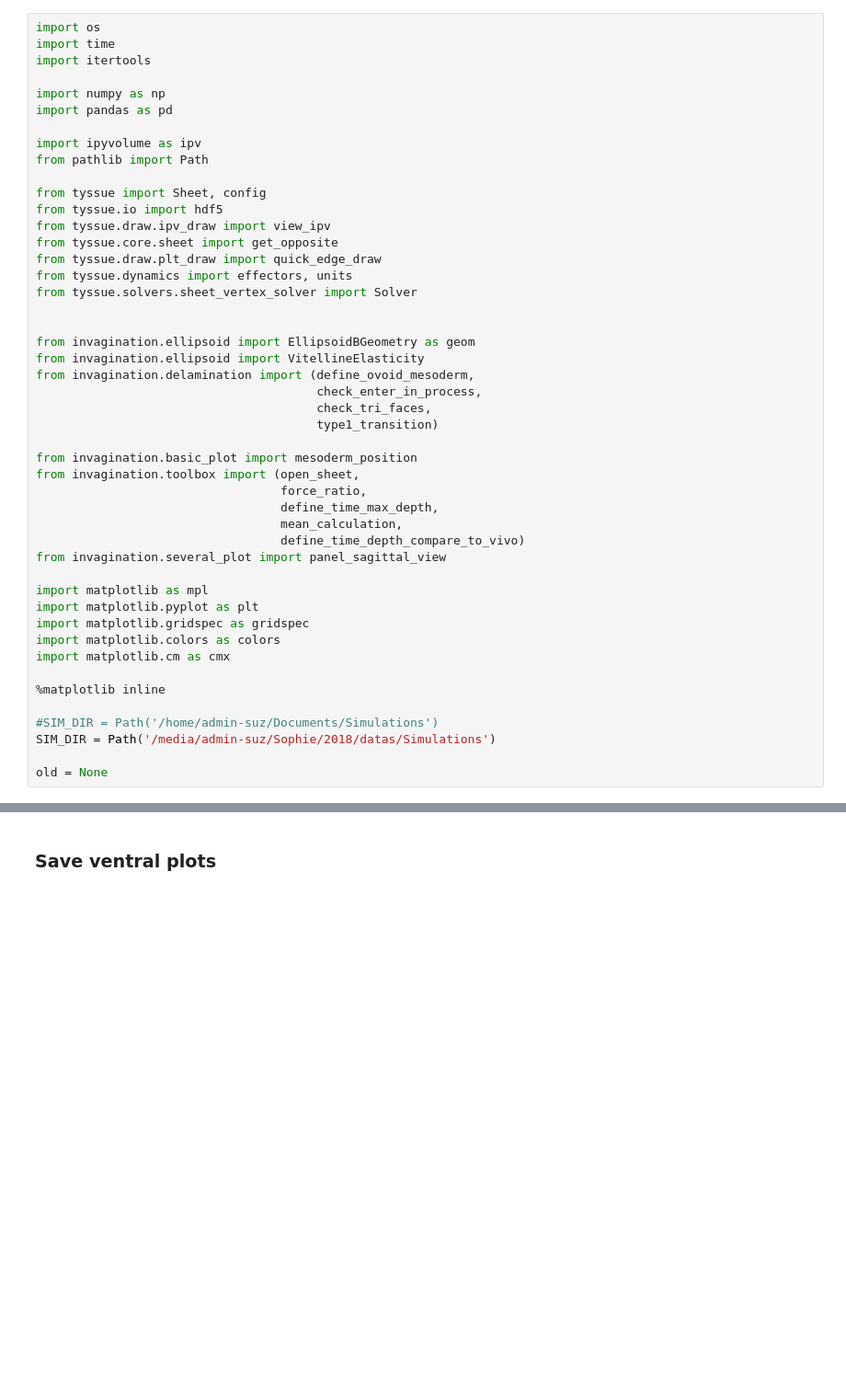
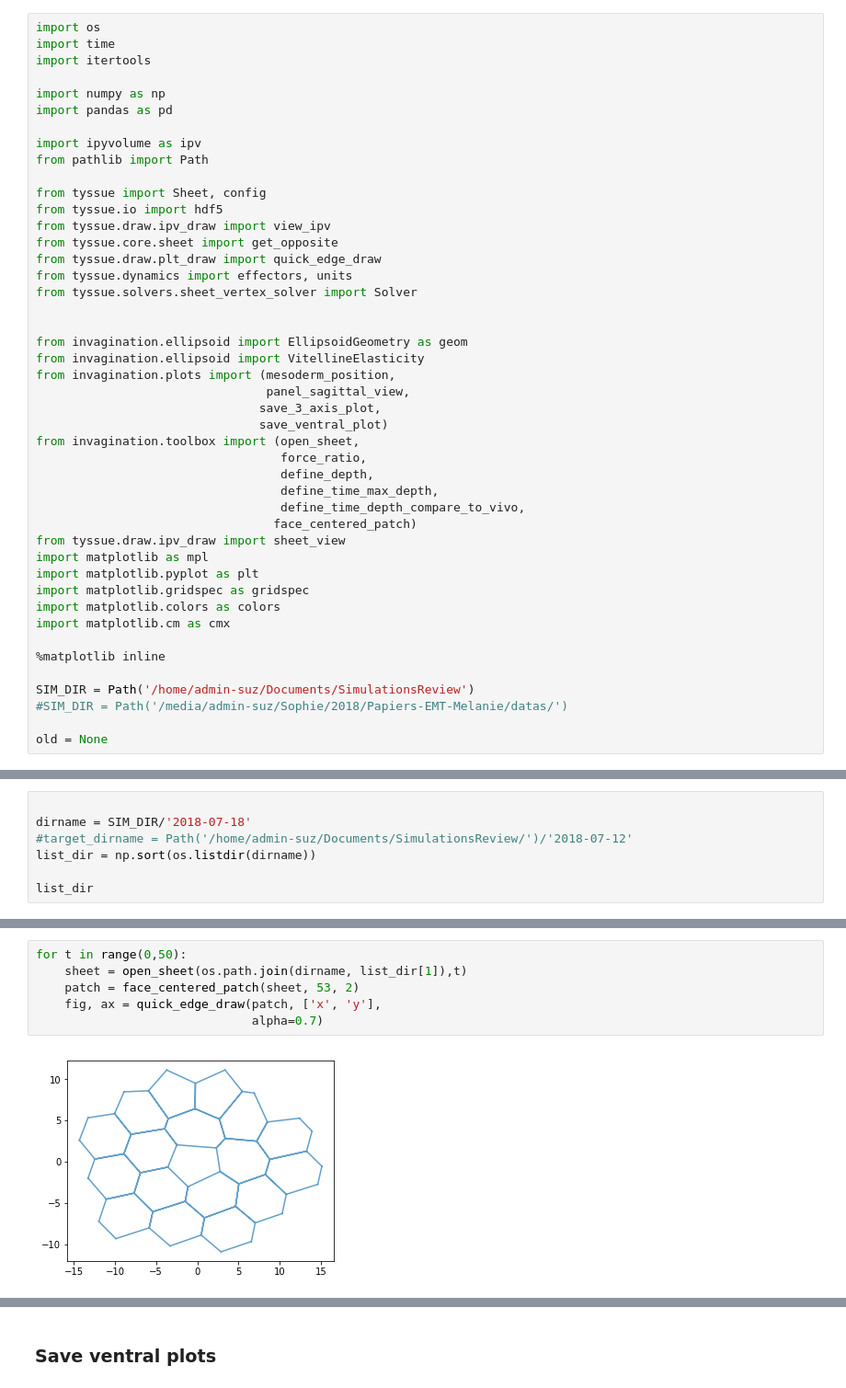
Before and after one commit to suzannelab/invagination, a Jupyter notebook: notebooks/EmbryoMesodermInvagination_AnalysePrincipale.ipynb, the cells around one changed output, grey strips where cells are left out. Shown at 92% size. Saved outputs shown, nothing was run; the diff lists cells and outputs as text; blank space fills up the shorter version.

```diff
--- a/notebooks/EmbryoMesodermInvagination_AnalysePrincipale.ipynb
+++ b/notebooks/EmbryoMesodermInvagination_AnalysePrincipale.ipynb
@@ -18,21 +18,19 @@ from tyssue.dynamics import effectors, units
 from tyssue.solvers.sheet_vertex_solver import Solver
 
 
-from invagination.ellipsoid import EllipsoidBGeometry as geom
+from invagination.ellipsoid import EllipsoidGeometry as geom
 from invagination.ellipsoid import VitellineElasticity
-from invagination.delamination import (define_ovoid_mesoderm,
-                                       check_enter_in_process,
-                                       check_tri_faces,
-                                       type1_transition)
-
-from invagination.basic_plot import mesoderm_position
+from invagination.plots import (mesoderm_position,
+                                panel_sagittal_view,
+                               save_3_axis_plot,
+                               save_ventral_plot)
 from invagination.toolbox import (open_sheet,
                                   force_ratio,
+                                  define_depth,
                                   define_time_max_depth,
-                                  mean_calculation,
-                                  define_time_depth_compare_to_vivo)
-from invagination.several_plot import panel_sagittal_view
-
+                                  define_time_depth_compare_to_vivo,
+                                 face_centered_patch)
+from tyssue.draw.ipv_draw import sheet_view
 import matplotlib as mpl
 import matplotlib.pyplot as plt
 import matplotlib.gridspec as gridspec
@@ -41,7 +39,7 @@ import matplotlib.cm as cmx
 
 %matplotlib inline
 
-#SIM_DIR = Path('/home/admin-suz/Documents/Simulations')
-SIM_DIR = Path('/media/admin-suz/Sophie/2018/datas/Simulations')
+SIM_DIR = Path('/home/admin-suz/Documents/SimulationsReview')
+#SIM_DIR = Path('/media/admin-suz/Sophie/2018/Papiers-EMT-Melanie/datas/')
 
 old = None
@@ -51,0 +46,7 @@ list_dir = os.listdir(dirname)
+# %%
+
+dirname = SIM_DIR/'2018-07-18'
+#target_dirname = Path('/home/admin-suz/Documents/SimulationsReview/')/'2018-07-12'
+list_dir = np.sort(os.listdir(dirname))
+
+list_dir
@@ -51,0 +74,8 @@ list_dir = os.listdir(dirname)
+# %%
+for t in range(0,50):
+    sheet = open_sheet(os.path.join(dirname, list_dir[1]),t)
+    patch = face_centered_patch(sheet, 53, 2)
+    fig, ax = quick_edge_draw(patch, ['x', 'y'],
+                              alpha=0.7)
+# %% [output]
+[figure, added]
```
Also changed, not shown: parts of 22 cells of this notebook, 10 other files.
